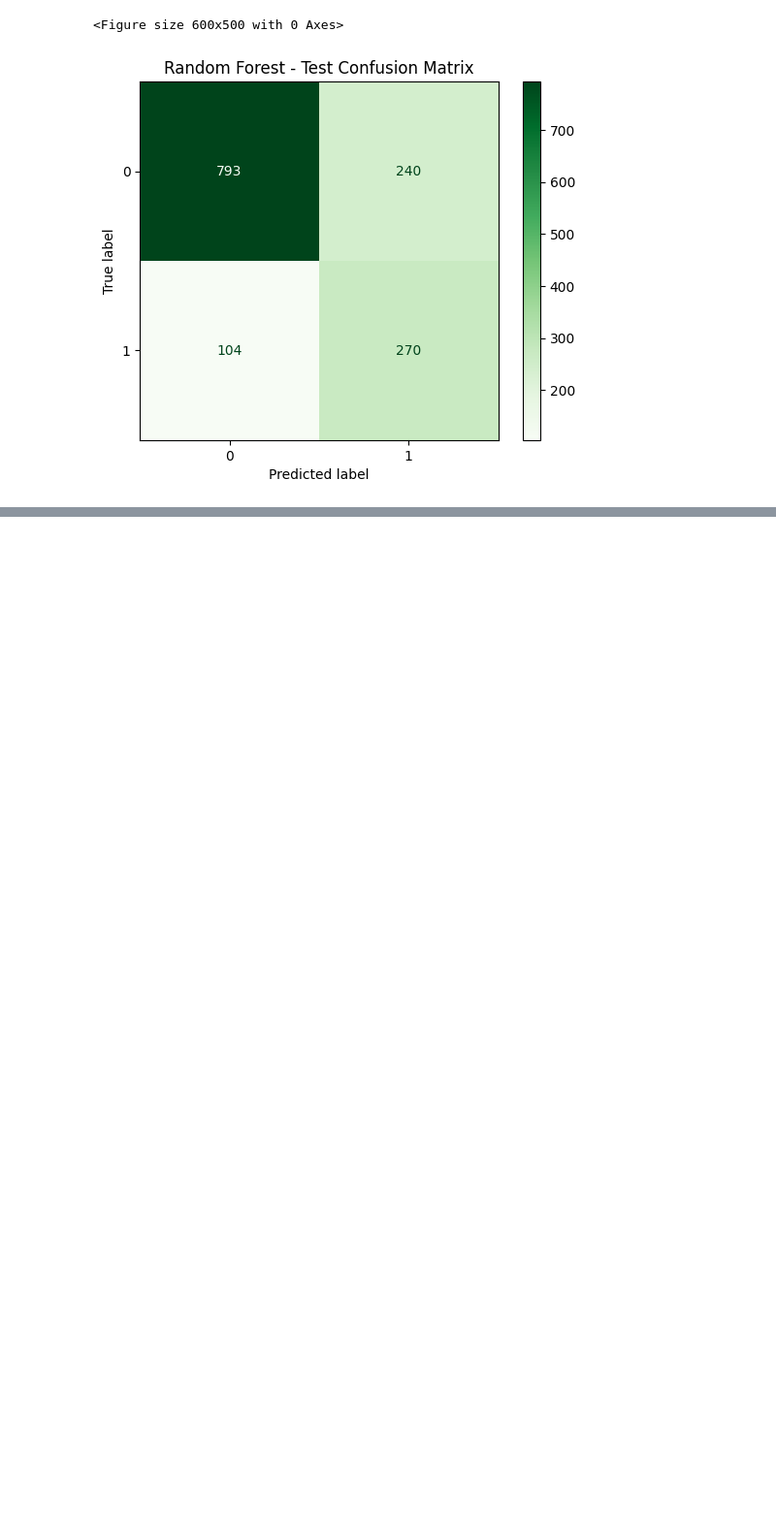
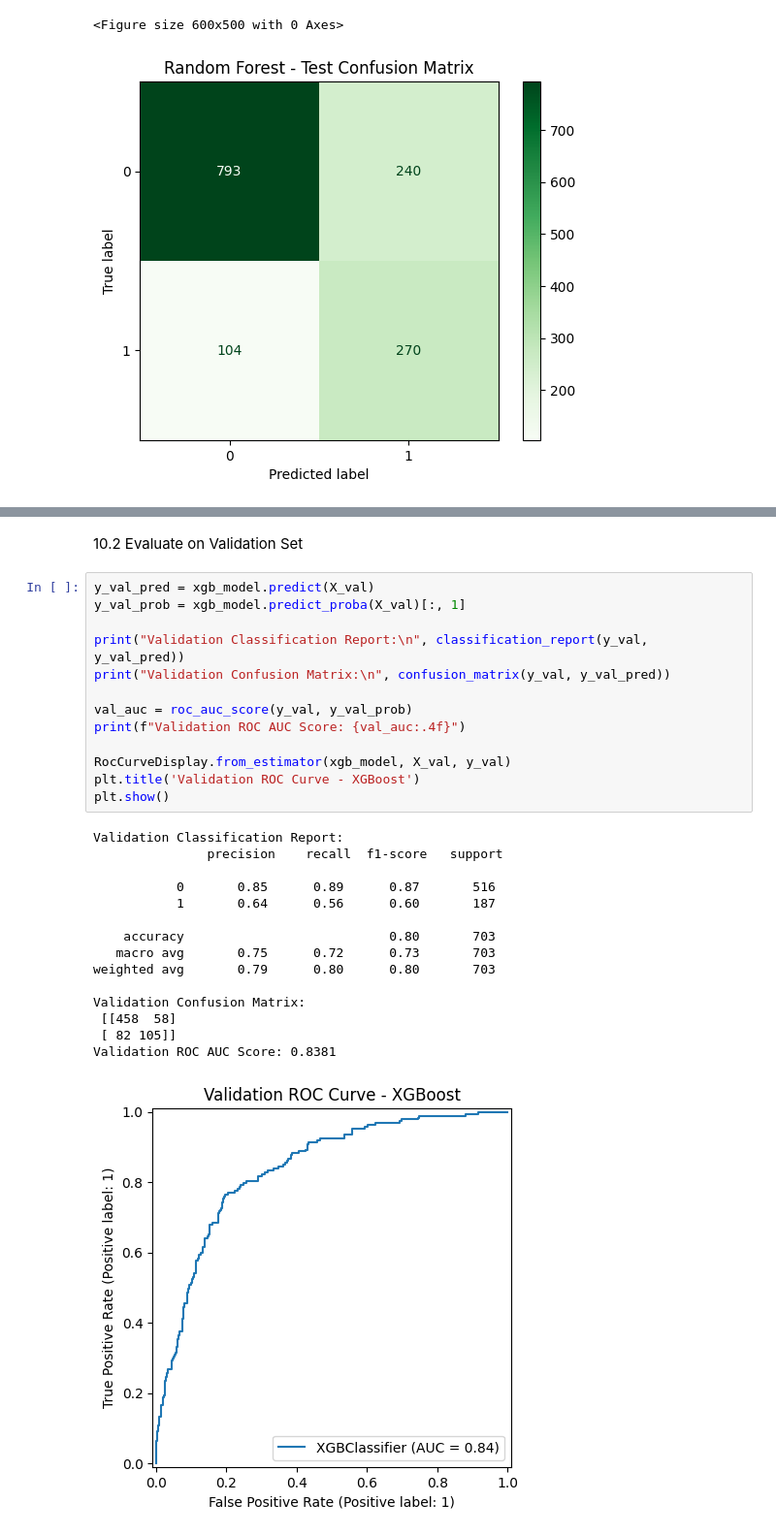
Before and after one commit to Shakya658/customer-churn, a Jupyter notebook: Notebooks/churn_analysis.ipynb, the cells around one changed output, grey strips where cells are left out. Shown at 97% size. Drawn from its saved outputs; the diff is of its cells as text; blank space fills up the shorter version.

```diff
--- a/Notebooks/churn_analysis.ipynb
+++ b/Notebooks/churn_analysis.ipynb
@@ -614,0 +667,31 @@ plt.show()
+# %% [markdown]
+10.2 Evaluate on Validation Set
+# %%
+y_val_pred = xgb_model.predict(X_val)
+y_val_prob = xgb_model.predict_proba(X_val)[:, 1]
+
+print("Validation Classification Report:\n", classification_report(y_val, y_val_pred))
+print("Validation Confusion Matrix:\n", confusion_matrix(y_val, y_val_pred))
+
+val_auc = roc_auc_score(y_val, y_val_prob)
+print(f"Validation ROC AUC Score: {val_auc:.4f}")
+
+RocCurveDisplay.from_estimator(xgb_model, X_val, y_val)
+plt.title('Validation ROC Curve - XGBoost')
+plt.show()
+# %% [output]
+Validation Classification Report:
+               precision    recall  f1-score   support
+
+           0       0.85      0.89      0.87       516
+           1       0.64      0.56      0.60       187
+
+    accuracy                           0.80       703
+   macro avg       0.75      0.72      0.73       703
+weighted avg       0.79      0.80      0.80       703
+
+Validation Confusion Matrix:
+ [[458  58]
+ [ 82 105]]
+Validation ROC AUC Score: 0.8381
+[figure, added]
```
Also changed, not shown: parts of 10 cells of this notebook, 1 other file.
